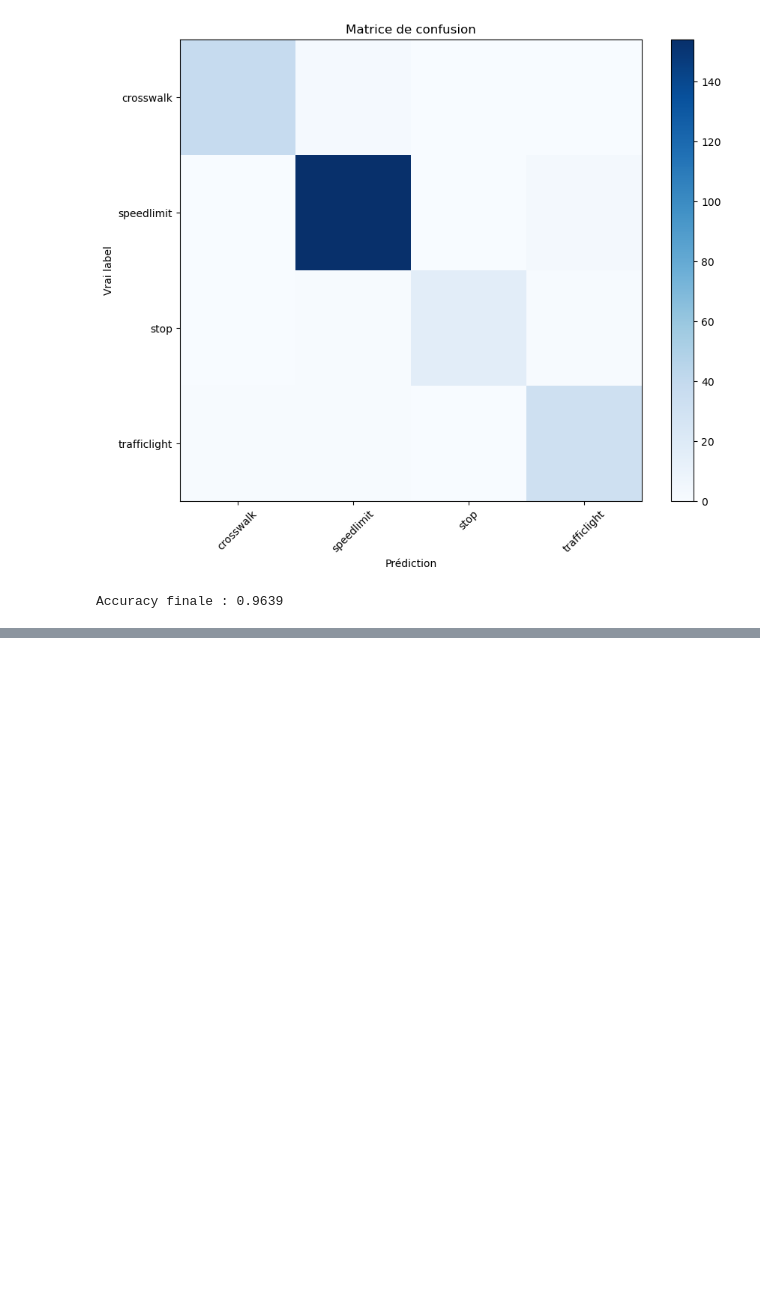
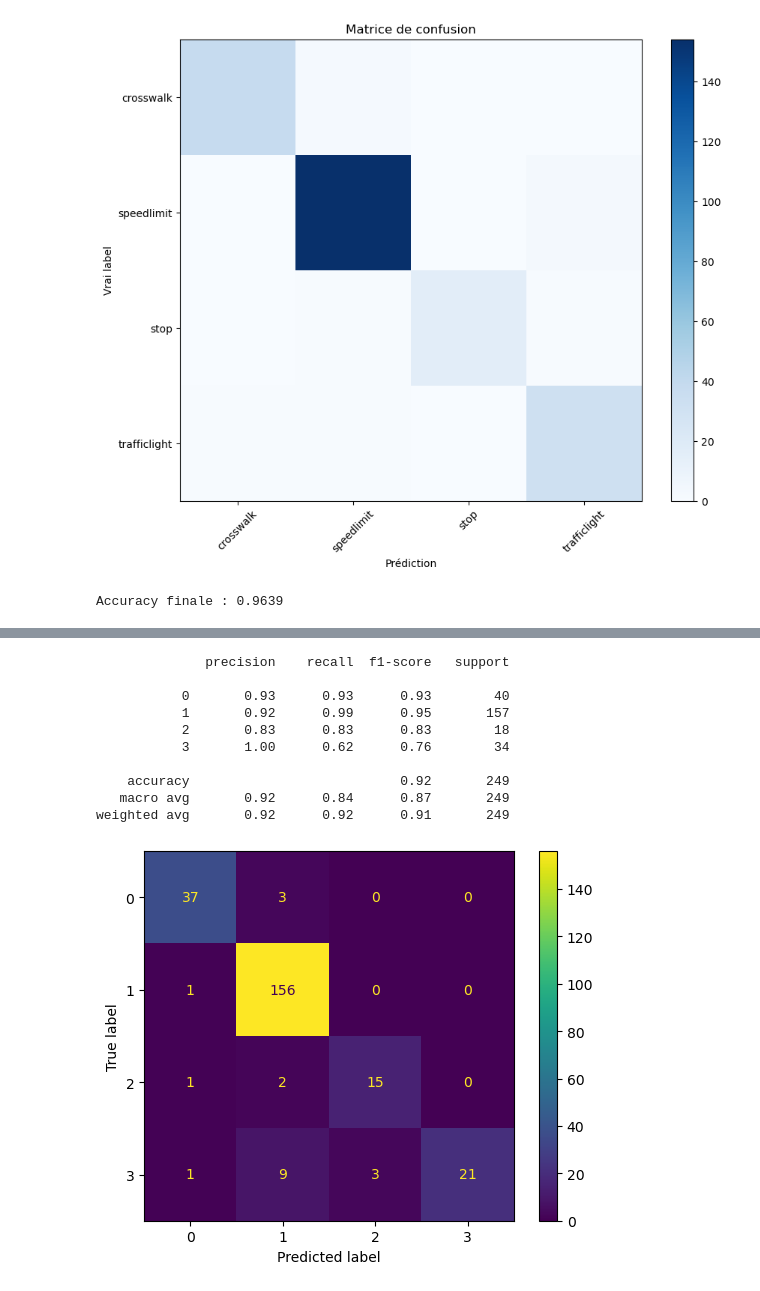
Before and after one commit to EliottMoriamez/Sign-Recognition-Team-A, a Jupyter notebook: project.ipynb, the cells around one changed output, grey strips where cells are left out. Saved outputs shown, nothing was run; the diff lists cells and outputs as text; code cells hidden in the pictures; blank space fills up the shorter version.

```diff
--- a/project.ipynb
+++ b/project.ipynb
@@ -165,0 +242,17 @@ plt.show()
+# %%
+predicted = cls_knn.predict(X_test)
+print(metrics.classification_report(y_test, predicted))
+metrics.ConfusionMatrixDisplay.from_predictions(y_test, predicted)
+plt.show()
+# %% [output]
+              precision    recall  f1-score   support
+
+           0       0.93      0.93      0.93        40
+           1       0.92      0.99      0.95       157
+           2       0.83      0.83      0.83        18
+           3       1.00      0.62      0.76        34
+
+    accuracy                           0.92       249
+   macro avg       0.92      0.84      0.87       249
+weighted avg       0.92      0.92      0.91       249
+[figure, added]
```
Also changed, not shown: parts of 11 cells of this notebook.
